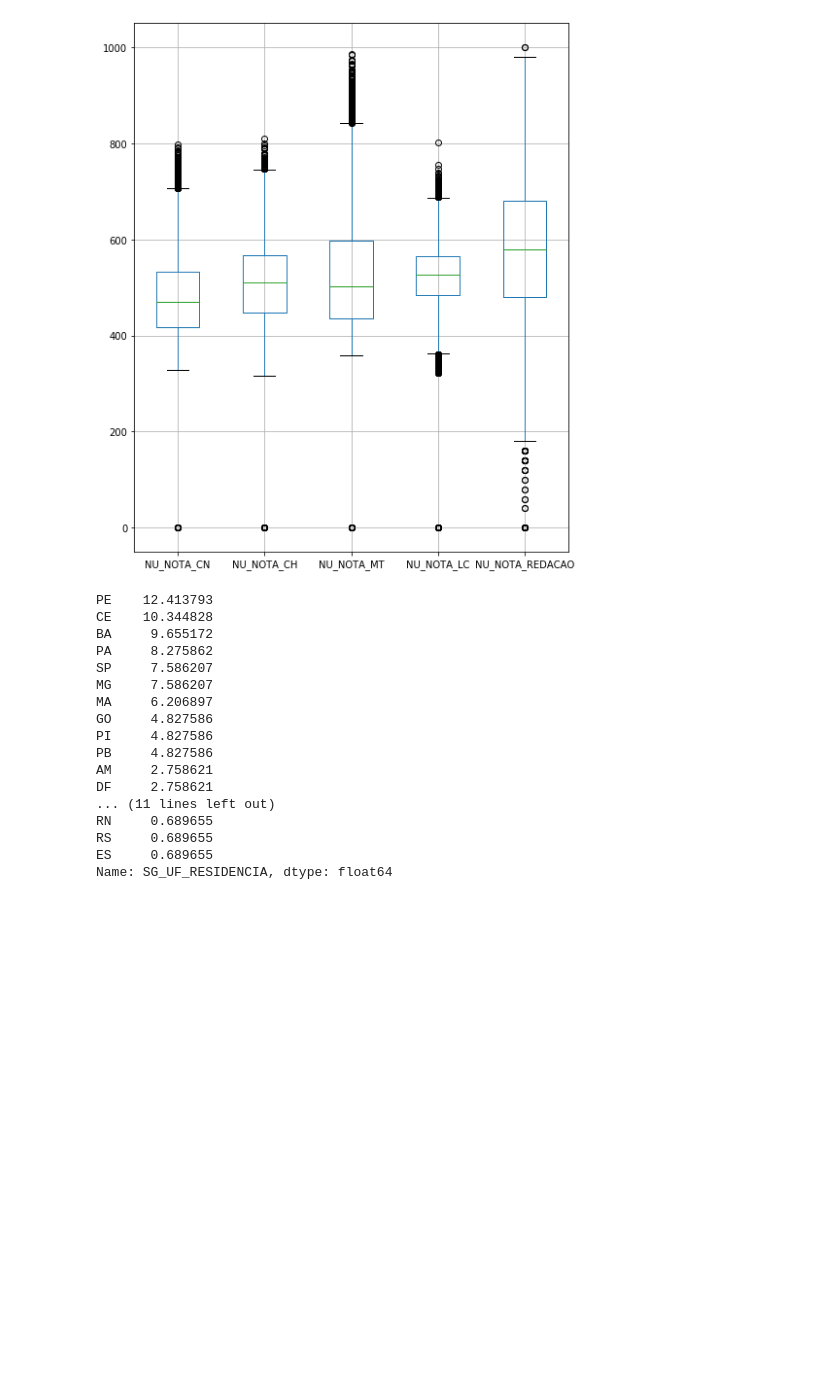
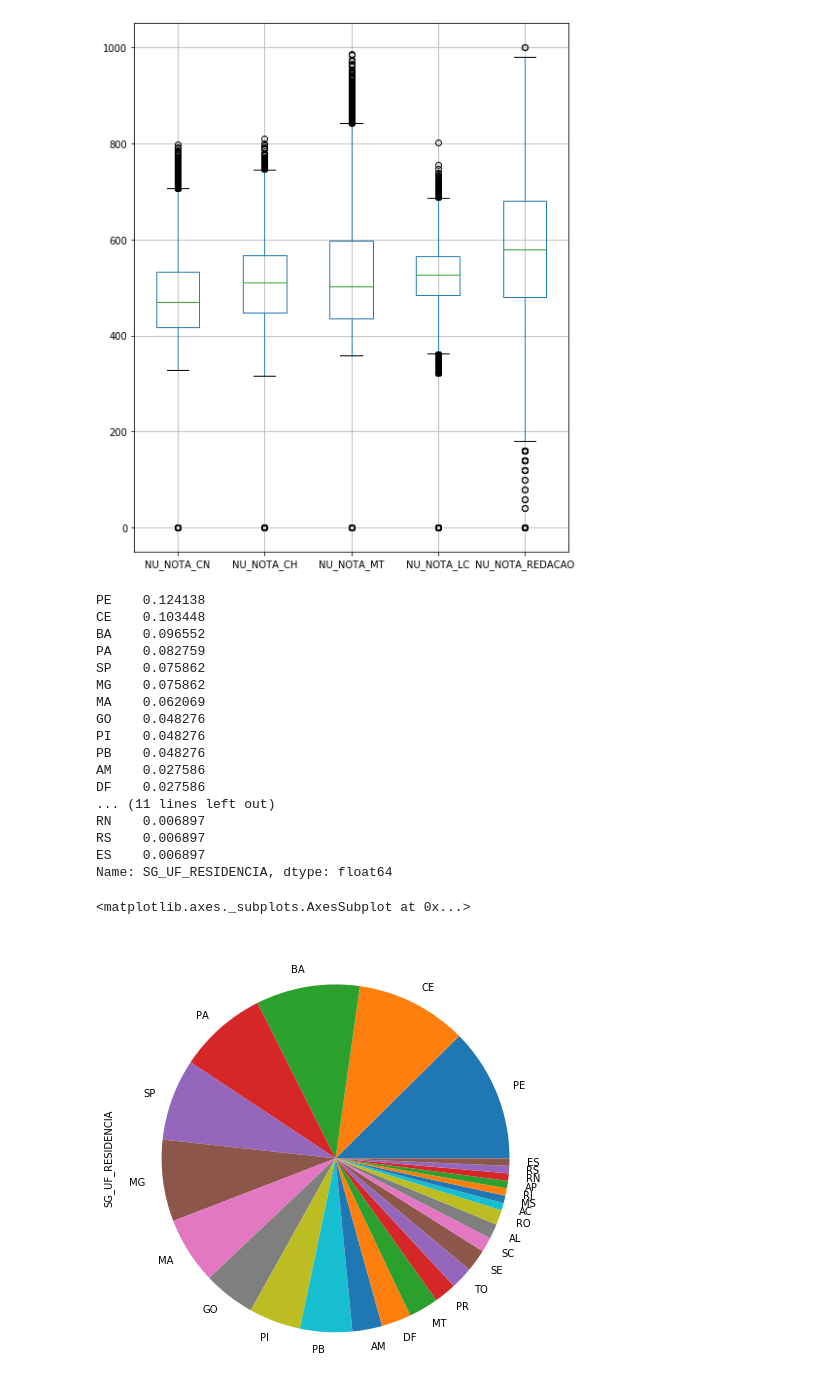
Before and after one commit to LucasSSouzaSSantos/Python, a Jupyter notebook: Pandas/Alura/Aula02.ipynb, the cells around one changed output. Saved outputs shown, nothing was run; the diff lists cells and outputs as text; code cells hidden in the pictures; blank space fills up the shorter version.

```diff
--- a/Pandas/Alura/Aula02.ipynb
+++ b/Pandas/Alura/Aula02.ipynb
@@ -310,22 +310,28 @@ dados[provas].plot.box(grid = True, figsize = (8, 10))
 <matplotlib.axes._subplots.AxesSubplot at 0x...>
 [figure]
 # %%
-dados.query("NU_IDADE <= 14")["SG_UF_RESIDENCIA"].value_counts(normalize = True) * 100
+dados.query("NU_IDADE <= 14")["SG_UF_RESIDENCIA"].value_counts(normalize = True)
 # %% [output]
-PE    12.413793
-CE    10.344828
-BA     9.655172
-PA     8.275862
-SP     7.586207
-MG     7.586207
-MA     6.206897
-GO     4.827586
-PI     4.827586
-PB     4.827586
-AM     2.758621
-DF     2.758621
+PE    0.124138
+CE    0.103448
+BA    0.096552
+PA    0.082759
+SP    0.075862
+MG    0.075862
+MA    0.062069
+GO    0.048276
+PI    0.048276
+PB    0.048276
+AM    0.027586
+DF    0.027586
 ... (11 lines left out)
-RN     0.689655
-RS     0.689655
-ES     0.689655
+RN    0.006897
+RS    0.006897
+ES    0.006897
 Name: SG_UF_RESIDENCIA, dtype: float64
+# %%
+alunos_menor_quartoze = dados.query("NU_IDADE <= 14")
+alunos_menor_quartoze["SG_UF_RESIDENCIA"].value_counts().plot.pie(figsize = (10, 8))
+# %% [output]
+<matplotlib.axes._subplots.AxesSubplot at 0x...>
+[figure, added]
```
Also changed, not shown: parts of 17 cells of this notebook.
